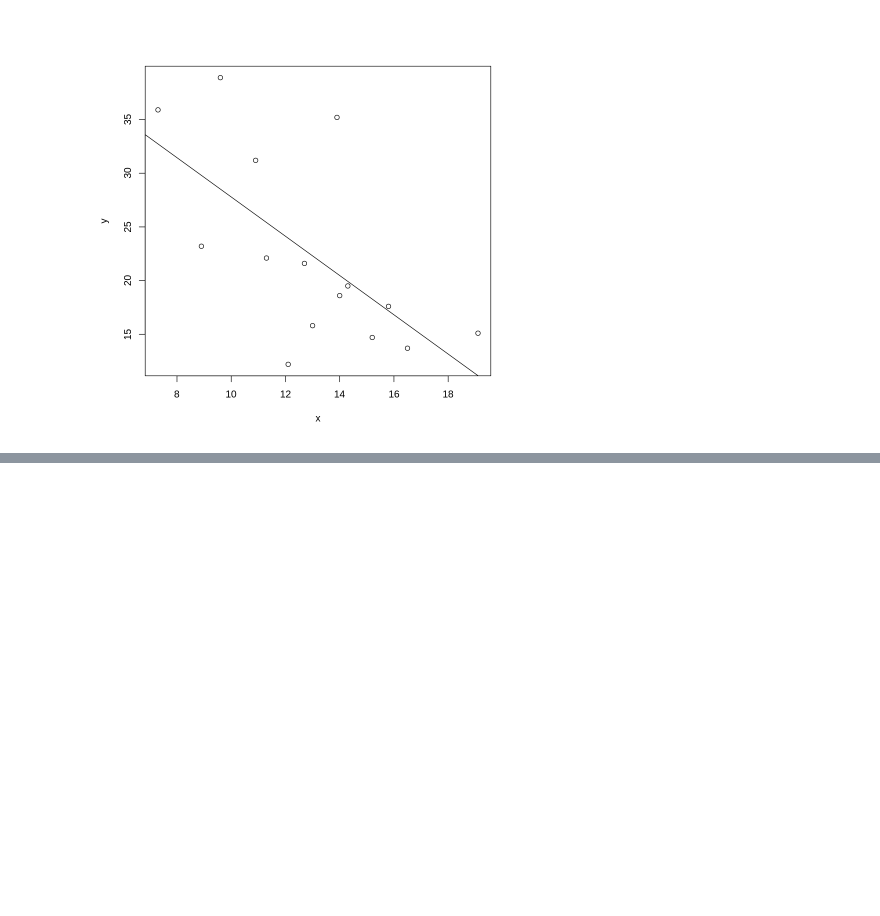
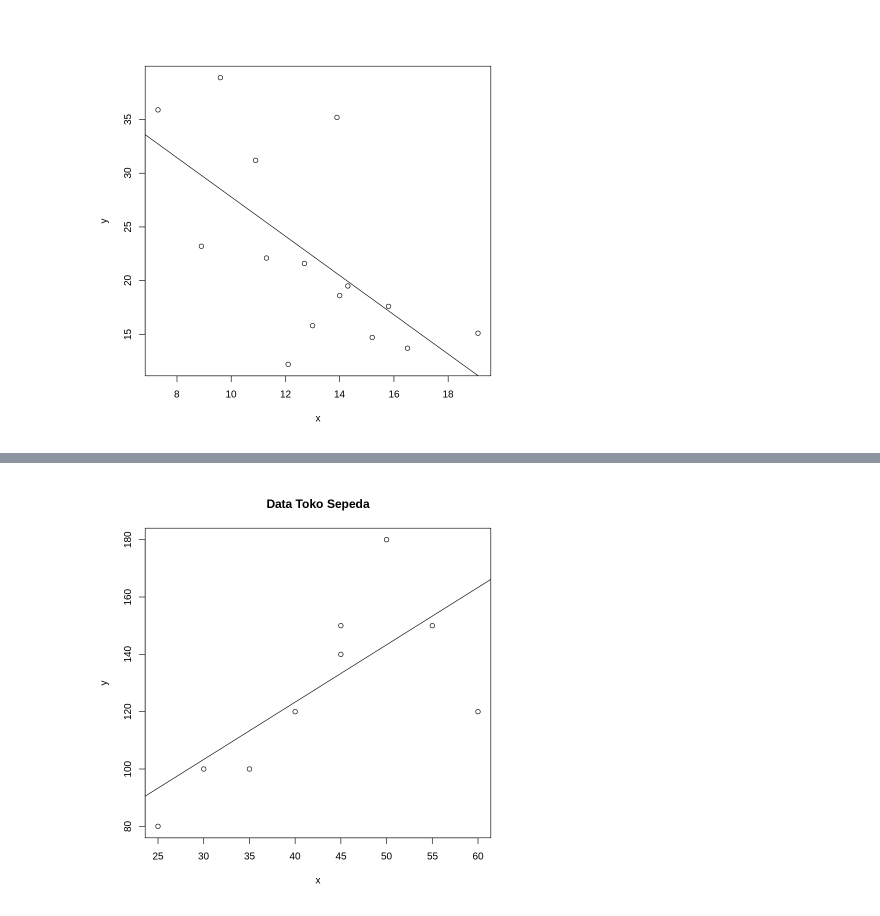
Before and after one commit to iizmyy/Analisis-dan-Visualisasi-Data, a Jupyter notebook: Modul_4.ipynb, the cells around one changed output, grey strips where cells are left out. Drawn from its saved outputs; the diff is of its cells as text; code cells hidden in the pictures; blank space fills up the shorter version.

```diff
--- a/Modul_4.ipynb
+++ b/Modul_4.ipynb
@@ -48,0 +53,5 @@ Coefficients:
+# %%
+x <- c(25,30,35,40,45,45,50,55,60)
+y <- c(80,100,100,120,150,140,180,150,120)
+data_toko_sepeda <- cbind(x,y)
+data_toko_sepeda
@@ -48,0 +70,5 @@ Coefficients:
+# %%
+plot(x,y,main="Data Toko Sepeda")
+abline(43.33,2)
+# %% [output]
+[figure, added]
```
Also changed, not shown: parts of 4 cells of this notebook.
